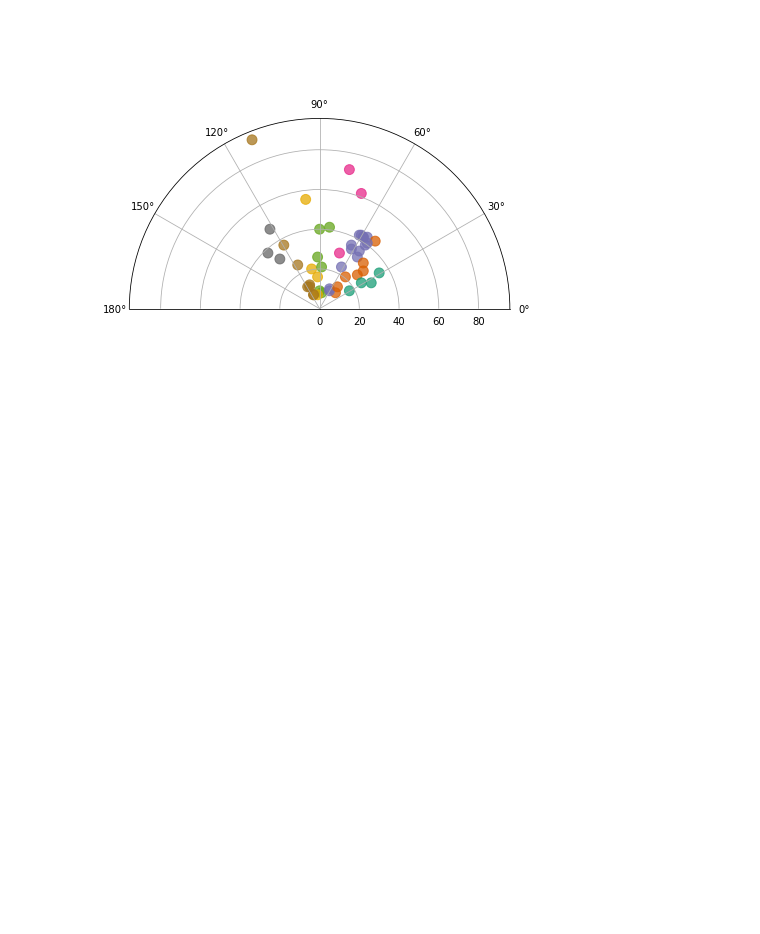
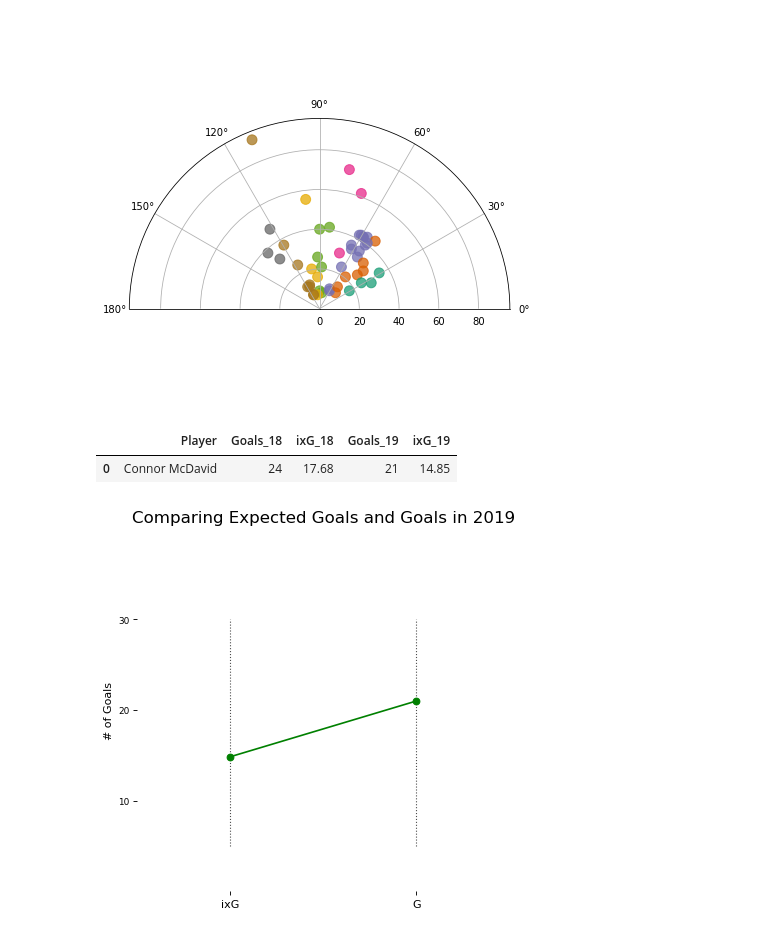
Before and after one commit to szonja126/NHL-Diplomamunka, a Jupyter notebook: readcsv.ipynb, the cells around one changed output. Saved outputs shown, nothing was run; the diff lists cells and outputs as text; code cells hidden in the pictures; blank space fills up the shorter version.

```diff
--- a/readcsv.ipynb
+++ b/readcsv.ipynb
@@ -401,3 +425,55 @@ ax.set_thetamin(0)
 ax.set_thetamax(180)
 # %% [output]
 [figure]
+# %%
+players_stat_18 = pd.read_csv('playerstats_2018.csv')
+players_stat_19 = pd.read_csv('playerstats_2019.csv')
+# %%
+name = 'Connor McDavid'
+
+oneplayerstat_18 = players_stat_18.loc[:,['Player', 'Goals', 'ixG']]
+oneplayerstat_18 = oneplayerstat_18[oneplayerstat_18['Player'] == (name)]
+oneplayerstat_18 = oneplayerstat_18.rename(columns={"ixG": "ixG_18", 'Goals':'Goals_18'})
+oneplayerstat_19 = players_stat_19.loc[:,['Player', 'Goals', 'ixG']]
+oneplayerstat_19 = oneplayerstat_19[oneplayerstat_19['Player'] == (name)]
+oneplayerstat_19 = oneplayerstat_19.rename(columns={"ixG": "ixG_19", 'Goals':'Goals_19'})
+
+ixg = pd.merge(left=oneplayerstat_18, right=oneplayerstat_19, left_on = 'Player', right_on='Player', how='left')
+
+fig, ax = plt.subplots(1,1,figsize=(6,6), dpi= 80)
+
+#Vertical lines
+ax.vlines(x=1, ymin=5, ymax=30, color='black', alpha=0.7, linewidth=1, linestyles='dotted')
+ax.vlines(x=3, ymin=5, ymax=30, color='black', alpha=0.7, linewidth=1, linestyles='dotted')
+
+# Points
+#ax.scatter(y=ixg['Goals_18'], x=np.repeat(1, ixg.shape[0]), s=10, color='black', alpha=0.7)
+ax.scatter(y=ixg['Goals_19'], x=np.repeat(3, ixg.shape[0]), s=10, color='black', alpha=0.7)
+ax.scatter(y=ixg['ixG_19'], x=np.repeat(1, ixg.shape[0]), s=10, color='black', alpha=0.7)
+#ax.scatter(y=ixg['Goals_18'], x=np.repeat(3, ixg.shape[0]), s=10, color='black', alpha=0.7)
+
+# Line Segmentsand Annotation
+#for p1, p2 in zip(ixg['Goals_18'], ixg['Goals_19']):
+ #   newline([1,p1], [3,p2])
+
+for p1, p2 in zip(ixg['ixG_19'], ixg['Goals_19']):
+    newline([1,p1], [3,p2])
+
+# Decoration
+ax.set_title("Comparing Expected Goals and Goals in 2019", fontdict={'size':15})
+ax.set(xlim=(0,4), ylim=(0,40), ylabel='# of Goals')
+ax.set_xticks([1,3])
+ax.set_xticklabels(["ixG", "G"])
+plt.yticks((10, 20, 30), fontsize=8)
+
+# Lighten borders
+plt.gca().spines["top"].set_alpha(.0)
+plt.gca().spines["bottom"].set_alpha(.0)
+plt.gca().spines["right"].set_alpha(.0)
+plt.gca().spines["left"].set_alpha(.0)
+
+ixg
+# %% [output]
+|  | Player | Goals_18 | ixG_18 | Goals_19 | ixG_19 |
+| 0 | Connor McDavid | 24 | 17.68 | 21 | 14.85 |
+[figure, added]
```
Also changed, not shown: parts of 21 cells of this notebook, 3 other files.
